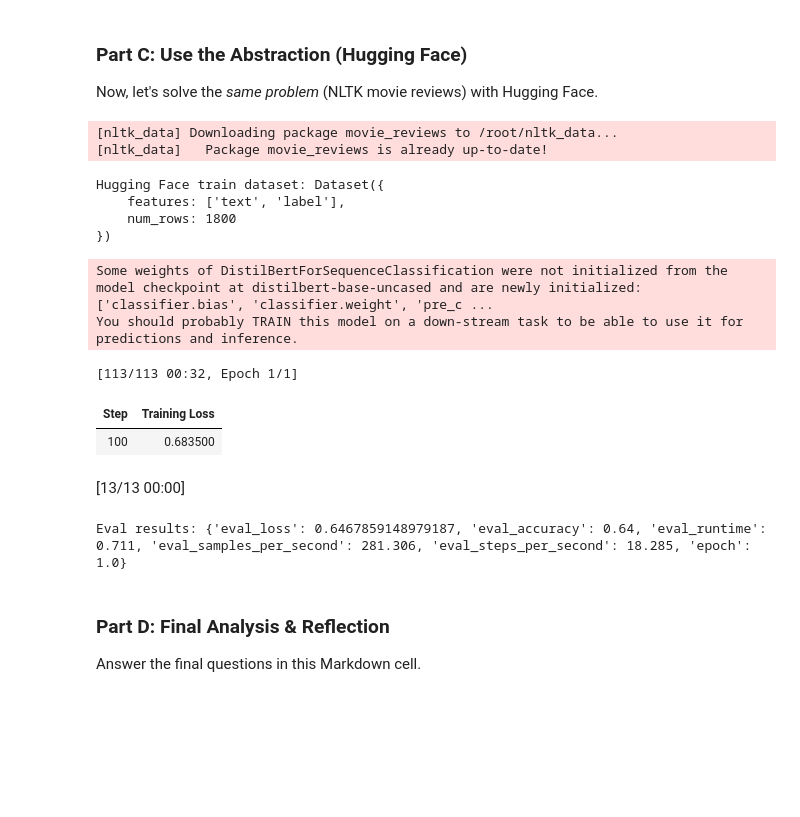
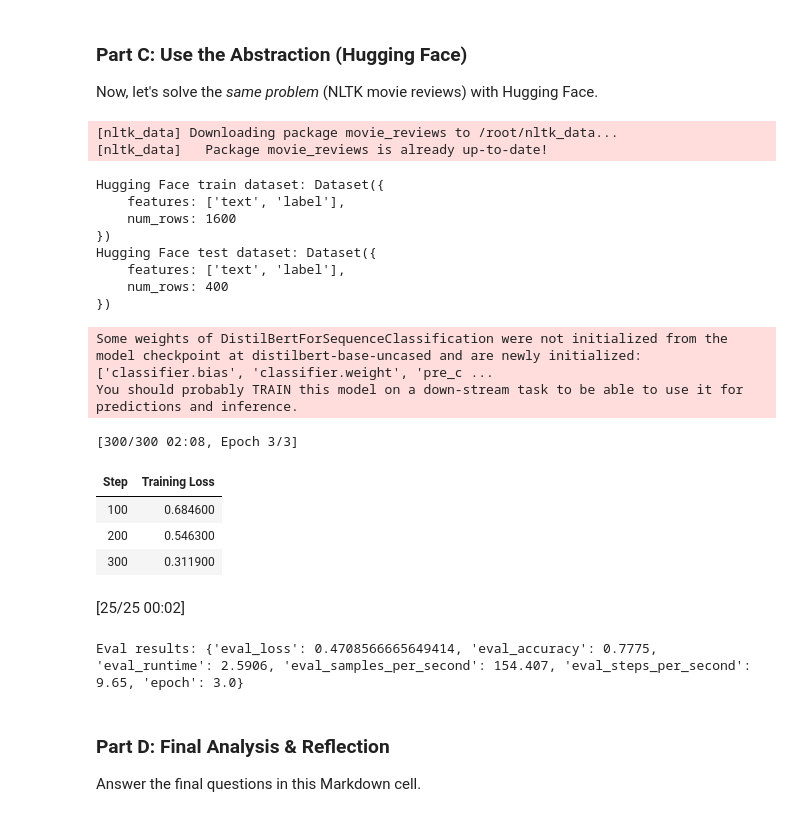
Before and after one commit to SjdnDzikran/transformer, a Jupyter notebook: transformer_assignment.ipynb, the cells around one changed output. Cells and saved outputs as stored; diff of their text form; code cells hidden in the pictures; blank space fills up the shorter version.

```diff
--- a/transformer_assignment.ipynb
+++ b/transformer_assignment.ipynb
@@ -409,11 +409,12 @@ def get_hf_dataset():
     # Create a datasets.Dataset
     from datasets import Dataset
     dataset = Dataset.from_dict({'text': documents, 'label': labels})
-    # Split into train/test
-    dataset = dataset.train_test_split(test_size=0.1, seed=42)
+    # Split into train/test - use more data for training
+    dataset = dataset.train_test_split(test_size=0.2, seed=42)
     return dataset['train'], dataset['test']
 train_dataset, test_dataset = get_hf_dataset()
 print(f"Hugging Face train dataset: {train_dataset}")
+print(f"Hugging Face test dataset: {test_dataset}")
 # Step 2: Load Tokenizer and Model
 model_name = "distilbert-base-uncased"
 tokenizer = AutoTokenizer.from_pretrained(model_name)
@@ -421,7 +422,7 @@ model = AutoModelForSequenceClassification.from_pretrained(model_name, num_label
 # Step 3: Create a preprocessing function
 from transformers import DataCollatorWithPadding
 def tokenize_fn(batch):
-    return tokenizer(batch['text'], truncation=True, padding='max_length', max_length=128)
+    return tokenizer(batch['text'], truncation=True, max_length=256)
 # Step 4: Tokenize the datasets
 train_enc = train_dataset.map(tokenize_fn, batched=True)
 test_enc = test_dataset.map(tokenize_fn, batched=True)
@@ -435,9 +436,12 @@ from transformers import TrainingArguments, Trainer
 try:
     training_args = TrainingArguments(
         output_dir="./hf-movie-reviews",
-        num_train_epochs=1,
+        num_train_epochs=3,
         per_device_train_batch_size=16,
         per_device_eval_batch_size=16,
+        learning_rate=2e-5,
+        warmup_steps=100,
+        weight_decay=0.01,
         evaluation_strategy="epoch",
         logging_strategy="epoch",
         save_strategy="no",
@@ -447,9 +451,12 @@ except TypeError:
     try:
         training_args = TrainingArguments(
             output_dir="./hf-movie-reviews",
-            num_train_epochs=1,
+            num_train_epochs=3,
             per_device_train_batch_size=16,
             per_device_eval_batch_size=16,
+            learning_rate=2e-5,
+            warmup_steps=100,
+            weight_decay=0.01,
             logging_steps=100,
             save_steps=100000,
             report_to="none"
@@ -457,43 +464,52 @@ except TypeError:
     except TypeError:
         training_args = TrainingArguments(
             output_dir="./hf-movie-reviews",
-            num_train_epochs=1,
+            num_train_epochs=3,
             per_device_train_batch_size=16,
             per_device_eval_batch_size=16,
+            learning_rate=2e-5,
+            warmup_steps=100,
+            weight_decay=0.01,
             logging_steps=100,
             save_steps=100000
         )
 def compute_metrics(eval_pred):
     predictions, labels = eval_pred
     preds = predictions.argmax(axis=-1)
     return {"accuracy": (preds == labels).astype(float).mean()}
 trainer = Trainer(
     model=model,
     args=training_args,
     train_dataset=train_enc,
     eval_dataset=test_enc,
     tokenizer=tokenizer,
     data_collator=data_collator,
     compute_metrics=compute_metrics,
 )
 # Step 7: Train and evaluate
 trainer.train()
 results = trainer.evaluate()
 print("Eval results:", results)
 # %% [output]
 [nltk_data] Downloading package movie_reviews to /root/nltk_data...
 [nltk_data]   Package movie_reviews is already up-to-date!
 Hugging Face train dataset: Dataset({
     features: ['text', 'label'],
-    num_rows: 1800
+    num_rows: 1600
 })
+Hugging Face test dataset: Dataset({
+    features: ['text', 'label'],
+    num_rows: 400
+})
 Some weights of DistilBertForSequenceClassification were not initialized from the model checkpoint at distilbert-base-uncased and are newly initialized: ['classifier.bias', 'classifier.weight', 'pre_c ...
 You should probably TRAIN this model on a down-stream task to be able to use it for predictions and inference.
-[113/113 00:32, Epoch 1/1]
+[300/300 02:08, Epoch 3/3]
 | Step | Training Loss |
-| 100 | 0.683500 |
+| 100 | 0.684600 |
+| 200 | 0.546300 |
+| 300 | 0.311900 |
-[13/13 00:00]
+[25/25 00:02]
-Eval results: {'eval_loss': 0.6467859148979187, 'eval_accuracy': 0.64, 'eval_runtime': 0.711, 'eval_samples_per_second': 281.306, 'eval_steps_per_second': 18.285, 'epoch': 1.0}
+Eval results: {'eval_loss': 0.4708566665649414, 'eval_accuracy': 0.7775, 'eval_runtime': 2.5906, 'eval_samples_per_second': 154.407, 'eval_steps_per_second': 9.65, 'epoch': 3.0}
 # %% [markdown]
 ### Part D: Final Analysis & Reflection
 
```
Also changed, not shown: parts of 1 cell of this notebook.
